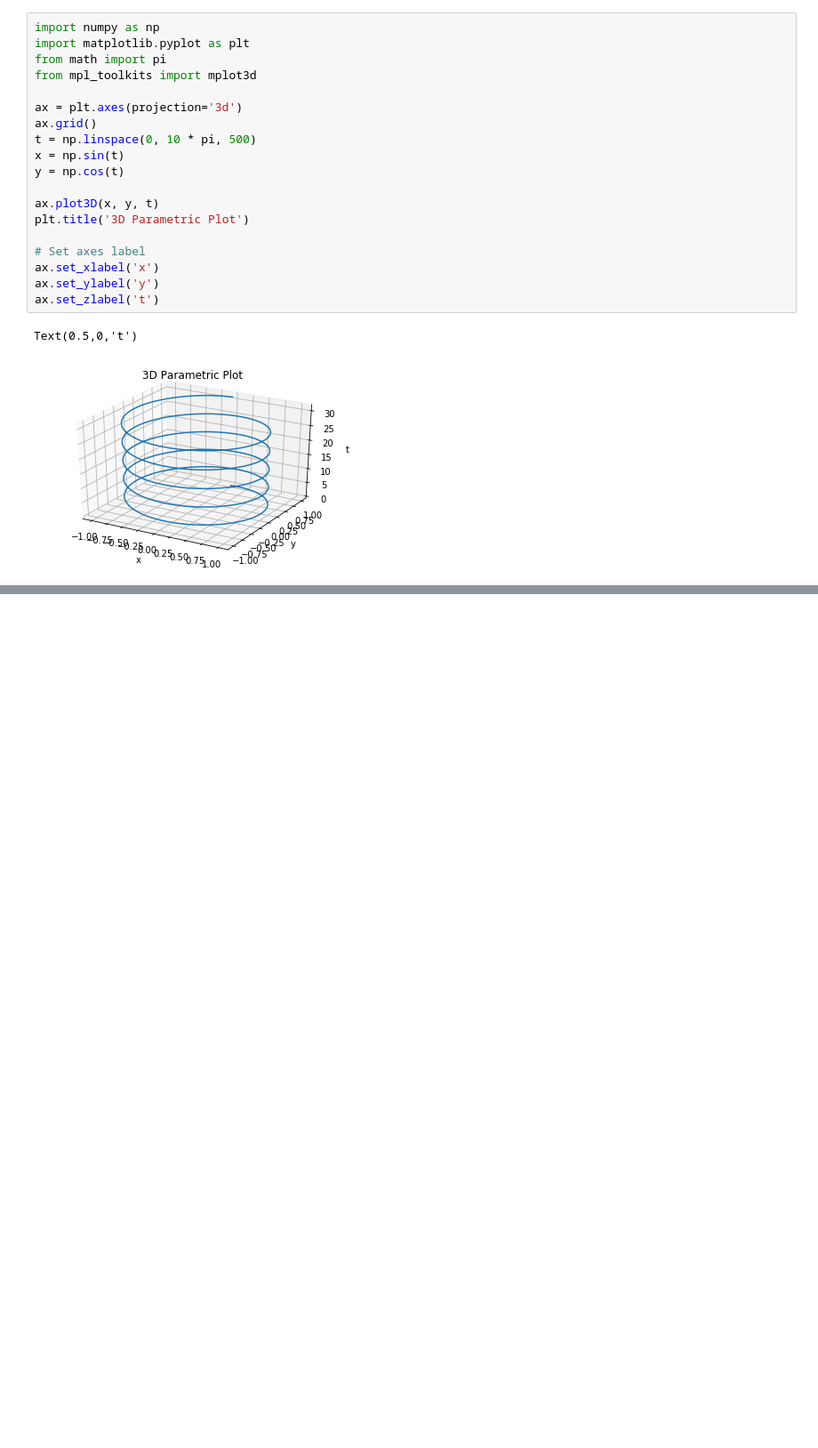
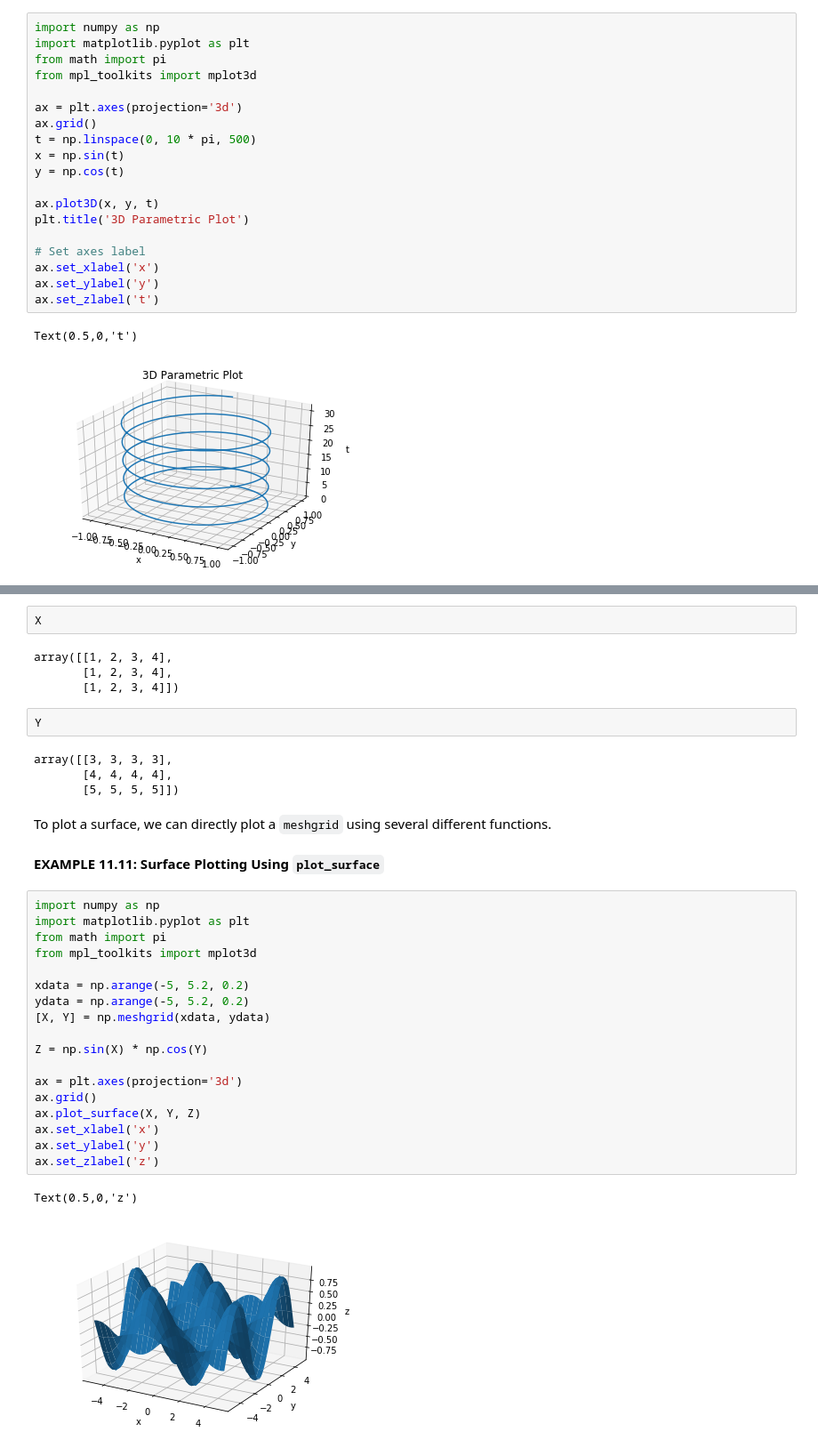
Before and after one commit to qingkaikong/E7-Textbook, a Jupyter notebook: codes/chapter11.02-3D-plotting.ipynb, the cells around one changed output, grey strips where cells are left out. Shown at 89% size. Saved outputs shown, nothing was run; the diff lists cells and outputs as text; blank space fills up the shorter version.

```diff
--- a/codes/chapter11.02-3D-plotting.ipynb
+++ b/codes/chapter11.02-3D-plotting.ipynb
@@ -38,0 +55,37 @@ Text(0.5,0,'t')
+# %%
+X
+# %% [output]
+array([[1, 2, 3, 4],
+       [1, 2, 3, 4],
+       [1, 2, 3, 4]])
+# %%
+Y
+# %% [output]
+array([[3, 3, 3, 3],
+       [4, 4, 4, 4],
+       [5, 5, 5, 5]])
+# %% [markdown]
+To plot a surface, we can directly plot a `meshgrid` using several different functions.
+# %% [markdown]
+__EXAMPLE 11.11: Surface Plotting Using `plot_surface`__
+# %%
+import numpy as np
+import matplotlib.pyplot as plt
+from math import pi
+from mpl_toolkits import mplot3d
+
+xdata = np.arange(-5, 5.2, 0.2)
+ydata = np.arange(-5, 5.2, 0.2)
+[X, Y] = np.meshgrid(xdata, ydata)
+
+Z = np.sin(X) * np.cos(Y)
+
+ax = plt.axes(projection='3d')
+ax.grid()
+ax.plot_surface(X, Y, Z)
+ax.set_xlabel('x')
+ax.set_ylabel('y')
+ax.set_zlabel('z')
+# %% [output]
+Text(0.5,0,'z')
+[figure, added]
```
Also changed, not shown: parts of 8 cells of this notebook.
